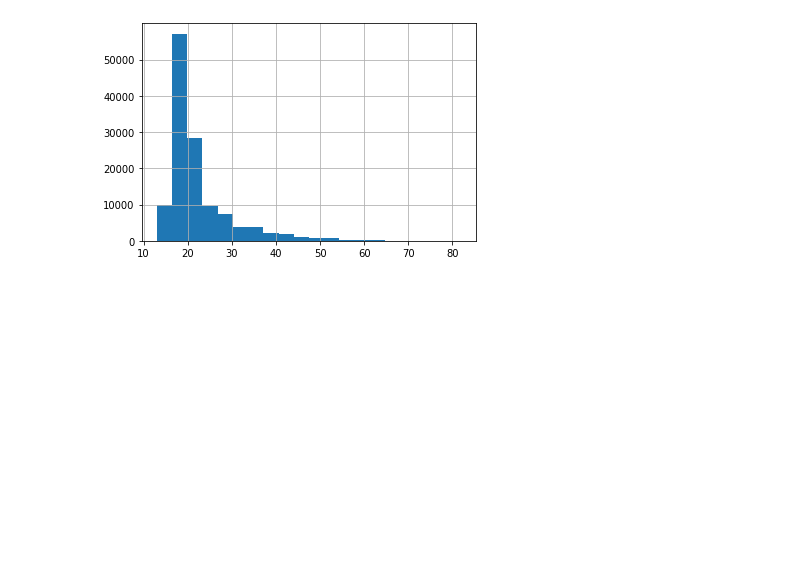
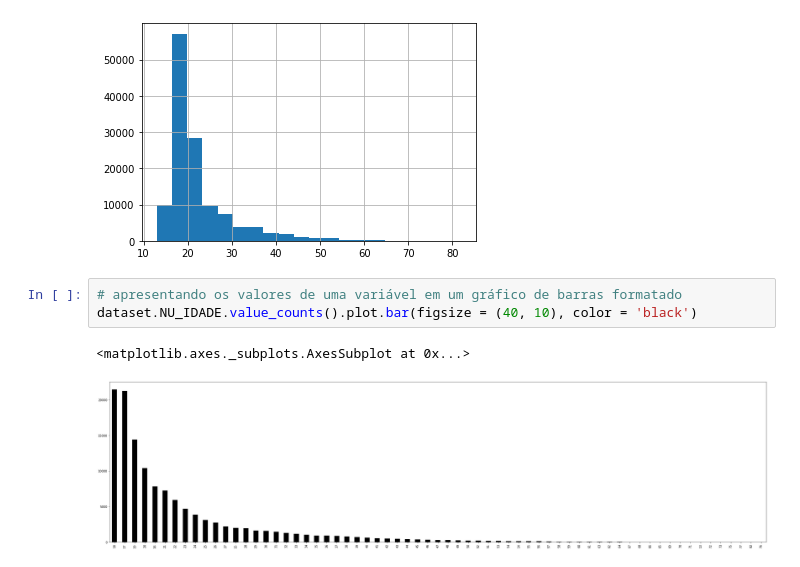
Before and after one commit to GustavoSFaria/PublicScripts, a Jupyter notebook: caso_enem_2019.ipynb, the cells around one changed output. Saved outputs shown, nothing was run; the diff lists cells and outputs as text; blank space fills up the shorter version.

```diff
--- a/caso_enem_2019.ipynb
+++ b/caso_enem_2019.ipynb
@@ -126,3 +126,9 @@ dataset.NU_IDADE.hist(bins = 20)
 # %% [output]
 <matplotlib.axes._subplots.AxesSubplot at 0x...>
 [figure]
+# %%
+# apresentando os valores de uma variável em um gráfico de barras formatado
+dataset.NU_IDADE.value_counts().plot.bar(figsize = (40, 10), color = 'black')
+# %% [output]
+<matplotlib.axes._subplots.AxesSubplot at 0x...>
+[figure, added]
```
Also changed, not shown: parts of 6 cells of this notebook.
